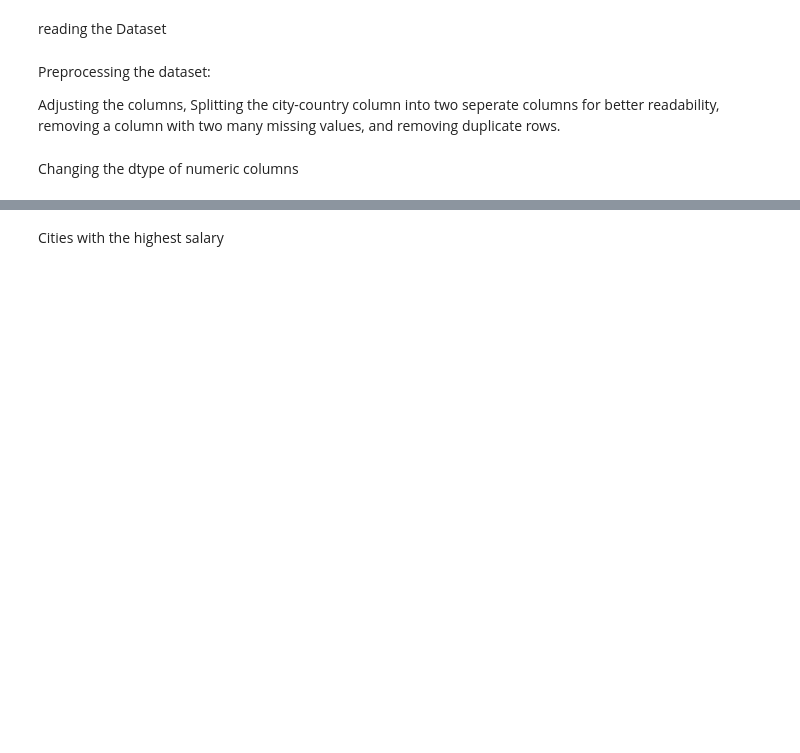
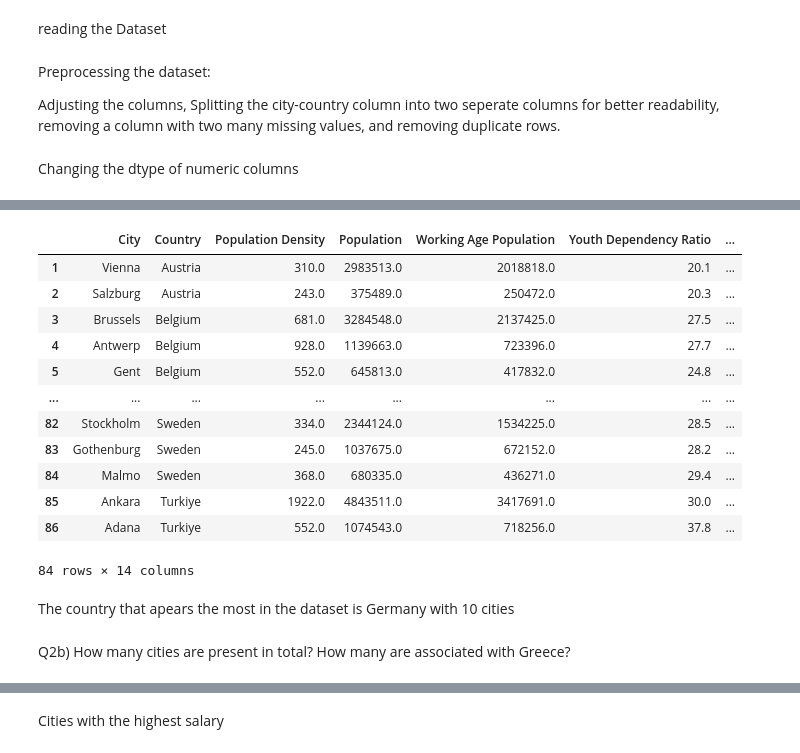
Before and after one commit to yair19-meet/PDS-project, a Jupyter notebook: src/analysis.ipynb, the cells around one changed output, grey strips where cells are left out. Cells and saved outputs as stored; diff of their text form; code cells hidden in the pictures; blank space fills up the shorter version.

```diff
--- a/src/analysis.ipynb
+++ b/src/analysis.ipynb
@@ -140,3 +151,24 @@ Country
 Cyprus                           1
 
 Amount of Cities in total: 84
+# %%
+data
+# %% [output]
+|  | City | Country | Population Density | Population | Working Age Population | Youth Dependency Ratio | ... |
+| 1 | Vienna | Austria | 310.0 | 2983513.0 | 2018818.0 | 20.1 | ... |
+| 2 | Salzburg | Austria | 243.0 | 375489.0 | 250472.0 | 20.3 | ... |
+| 3 | Brussels | Belgium | 681.0 | 3284548.0 | 2137425.0 | 27.5 | ... |
+| 4 | Antwerp | Belgium | 928.0 | 1139663.0 | 723396.0 | 27.7 | ... |
+| 5 | Gent | Belgium | 552.0 | 645813.0 | 417832.0 | 24.8 | ... |
+| ... | ... | ... | ... | ... | ... | ... | ... |
+| 82 | Stockholm | Sweden | 334.0 | 2344124.0 | 1534225.0 | 28.5 | ... |
+| 83 | Gothenburg | Sweden | 245.0 | 1037675.0 | 672152.0 | 28.2 | ... |
+| 84 | Malmo | Sweden | 368.0 | 680335.0 | 436271.0 | 29.4 | ... |
+| 85 | Ankara | Turkiye | 1922.0 | 4843511.0 | 3417691.0 | 30.0 | ... |
+| 86 | Adana | Turkiye | 552.0 | 1074543.0 | 718256.0 | 37.8 | ... |
+84 rows × 14 columns
+# %% [markdown]
+The country that apears the most in the dataset is Germany with 10 cities
+# %% [markdown]
+Q2b) How many cities are present in total? How many are associated with
+Greece?
```
Also changed, not shown: parts of 35 cells of this notebook.
